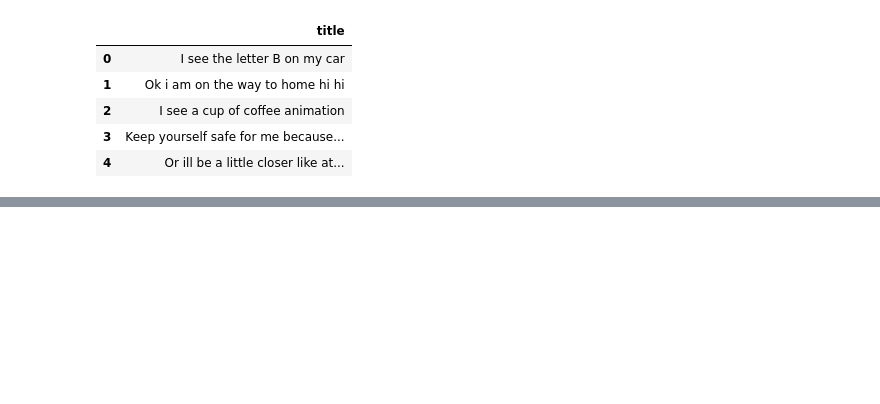
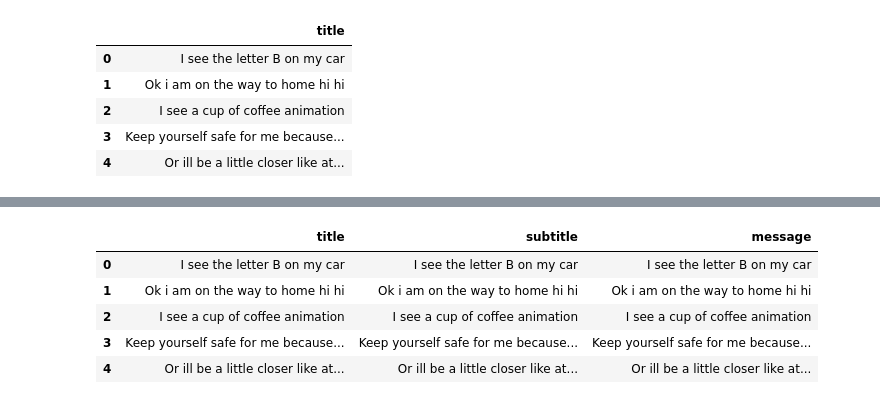
Before and after one commit to darrylbalderas/test-message-detector, a Jupyter notebook: test-message-detector.ipynb, the cells around one changed output, grey strips where cells are left out. Cells and saved outputs as stored; diff of their text form; code cells hidden in the pictures; blank space fills up the shorter version.

```diff
--- a/test-message-detector.ipynb
+++ b/test-message-detector.ipynb
@@ -43,6 +46,4 @@ message_data.head(10)
 # %%
-english_words = dict.fromkeys(words.words(), None)
-
 def is_word(word):
     try:
         x = english_words[word]
@@ -55,8 +56,7 @@ def get_false_word_indexes(data, percentage):
     indexes = []
     for index, message in enumerate(data['title']):
         false_word_count = 0
-        sentence = message.split()
-        for word in sentence:
+        for word in message.split():
             if not is_word(word):
                 false_word_count += 1
                 if false_word_count/len(message) > false_word_percentage:
@@ -67,9 +67,9 @@ def get_false_word_indexes(data, percentage):
 def remove_single_words(data):
     indexes = []
     for index, message in enumerate(data['title']):
-        sentence = message.split()
-        if len(sentence) == 1:
-            indexes.append(index)
+        if len(message.split()) > 1:
+            continue
+        indexes.append(index)
     return indexes
 # %%
 %%time
@@ -156,0 +154,3 @@ scenario_one.head()
+# %%
+def create_scenario_two(messages):
+    return create_default_scenario(messages)
@@ -156,0 +203,9 @@ scenario_one.head()
+# %%
+create_scenario_two(no_single_messages).head()
+# %% [output]
+|  | title | subtitle | message |
+| 0 | I see the letter B on my car | I see the letter B on my car | I see the letter B on my car |
+| 1 | Ok i am on the way to home hi hi | Ok i am on the way to home hi hi | Ok i am on the way to home hi hi |
+| 2 | I see a cup of coffee animation | I see a cup of coffee animation | I see a cup of coffee animation |
+| 3 | Keep yourself safe for me because... | Keep yourself safe for me because... | Keep yourself safe for me because... |
+| 4 | Or ill be a little closer like at... | Or ill be a little closer like at... | Or ill be a little closer like at... |
```
Also changed, not shown: parts of 20 cells of this notebook.
